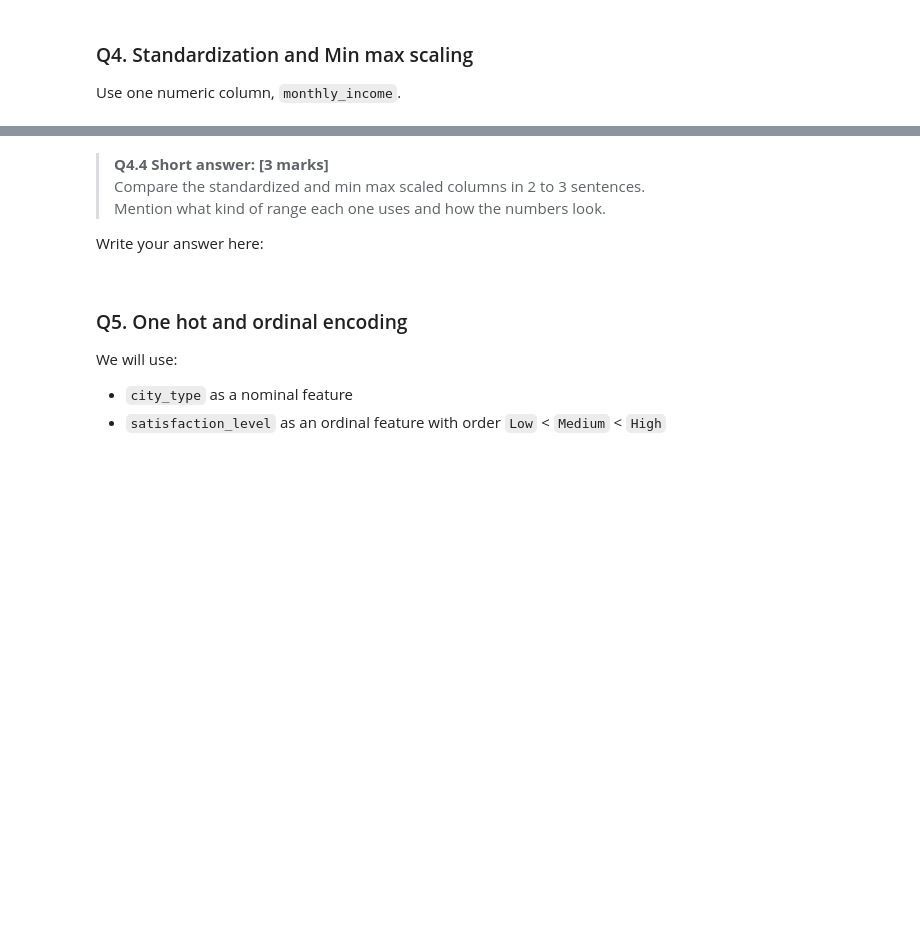
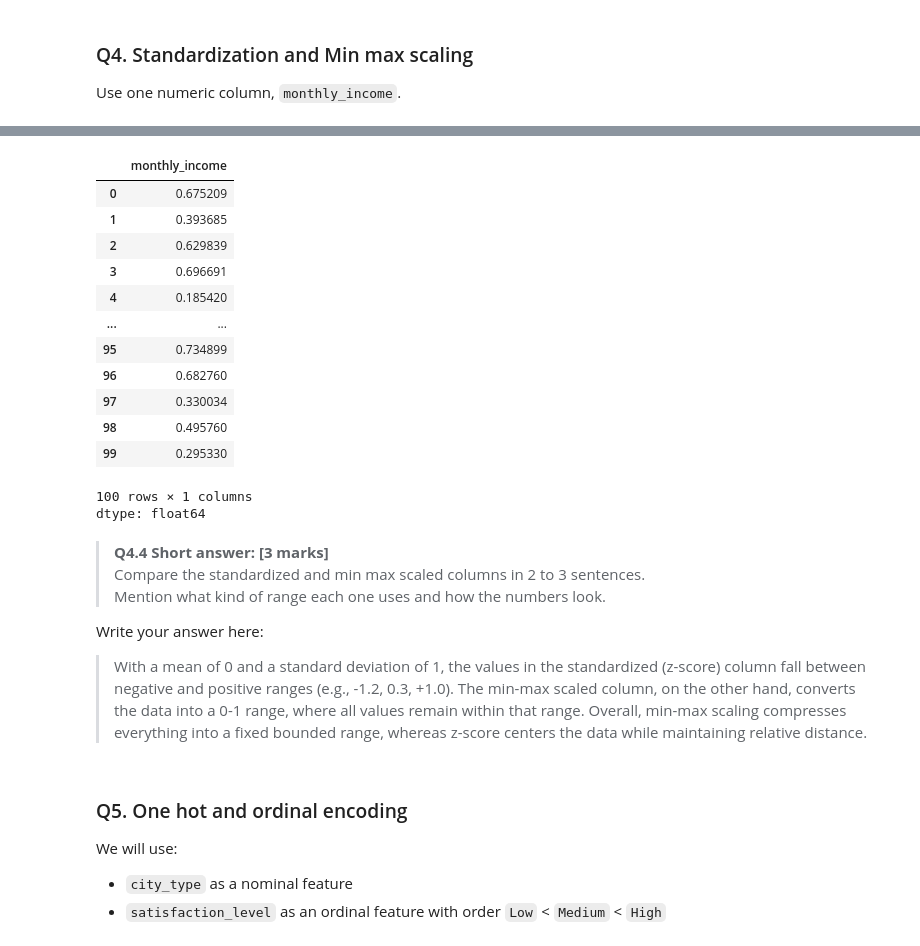
Before and after one commit to tanvirrahmanaz/Phitron, a Jupyter notebook: Assignment_01_Machine_Learning_Course.ipynb, the cells around one changed output, grey strips where cells are left out. Cells and saved outputs as stored; diff of their text form; code cells hidden in the pictures; blank space fills up the shorter version.

```diff
--- a/Assignment_01_Machine_Learning_Course.ipynb
+++ b/Assignment_01_Machine_Learning_Course.ipynb
@@ -186,5 +233,27 @@ Use one numeric column, `monthly_income`.
 # %%
 # Q4.3: Min max scaling implementation [10 marks]
+
+min_val = num_col.min()
+max_val = num_col.max()
+
+min_max_scaled = (num_col - min_val) / (max_val - min_val)
+
+min_max_scaled
+# %% [output]
+|  | monthly_income |
+| 0 | 0.675209 |
+| 1 | 0.393685 |
+| 2 | 0.629839 |
+| 3 | 0.696691 |
+| 4 | 0.185420 |
+| ... | ... |
+| 95 | 0.734899 |
+| 96 | 0.682760 |
+| 97 | 0.330034 |
+| 98 | 0.495760 |
+| 99 | 0.295330 |
+100 rows × 1 columns
+dtype: float64
 # %% [markdown]
 
 > **Q4.4 Short answer: [3 marks]**
@@ -193,9 +262,9 @@ Use one numeric column, `monthly_income`.
 
 Write your answer here:
 
+>  With a mean of 0 and a standard deviation of 1, the values in the standardized (z-score) column fall between negative and positive ranges (e.g., -1.2, 0.3, +1.0). The min-max scaled column, on the other hand, converts the data into a 0-1 range, where all values remain within that range. Overall, min-max scaling compresses everything into a fixed bounded range, whereas z-score centers the data while maintaining relative distance.
 >
 >
->
 # %% [markdown]
 
 ### Q5. One hot and ordinal encoding
```
Also changed, not shown: parts of 8 cells of this notebook.
